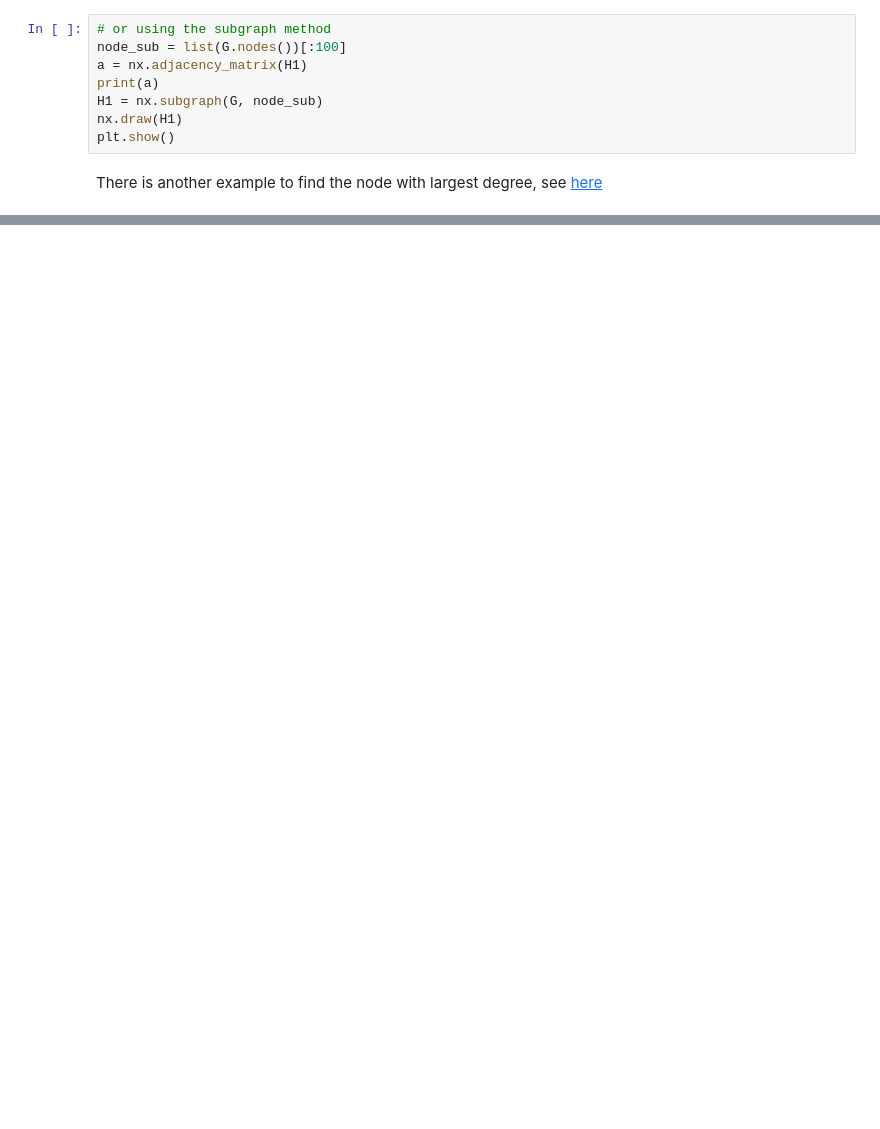
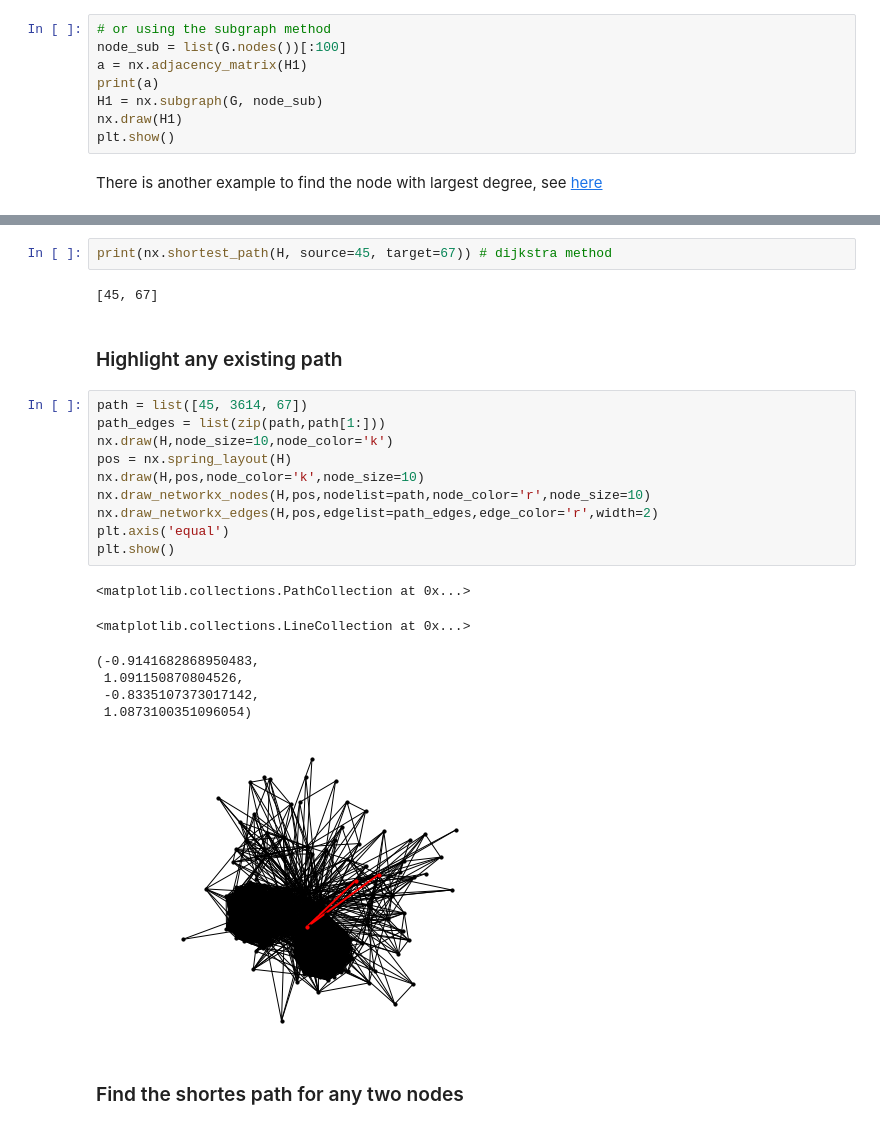
Before and after one commit to Jieli12/Network-Analysis, a Jupyter notebook: _notebooks/test.ipynb, the cells around one changed output, grey strips where cells are left out. Cells and saved outputs as stored; diff of their text form; blank space fills up the shorter version.

Commit message:
add new network concept

```diff
--- a/_notebooks/test.ipynb
+++ b/_notebooks/test.ipynb
@@ -66,0 +123,26 @@ plt.show()
+# %%
+print(nx.shortest_path(H, source=45, target=67)) # dijkstra method
+# %% [output]
+[45, 67]
+# %% [markdown]
+### Highlight any existing path
+# %%
+path = list([45, 3614, 67])
+path_edges = list(zip(path,path[1:]))
+nx.draw(H,node_size=10,node_color='k')
+pos = nx.spring_layout(H)
+nx.draw(H,pos,node_color='k',node_size=10)
+nx.draw_networkx_nodes(H,pos,nodelist=path,node_color='r',node_size=10)
+nx.draw_networkx_edges(H,pos,edgelist=path_edges,edge_color='r',width=2)
+plt.axis('equal')
+plt.show()
+# %% [output]
+<matplotlib.collections.PathCollection at 0x...>
+<matplotlib.collections.LineCollection at 0x...>
+(-0.9141682868950483,
+ 1.091150870804526,
+ -0.8335107373017142,
+ 1.0873100351096054)
+[figure, added]
+# %% [markdown]
+### Find the shortes path for any two nodes
```
Also changed, not shown: parts of 17 cells of this notebook, 1 other file.
